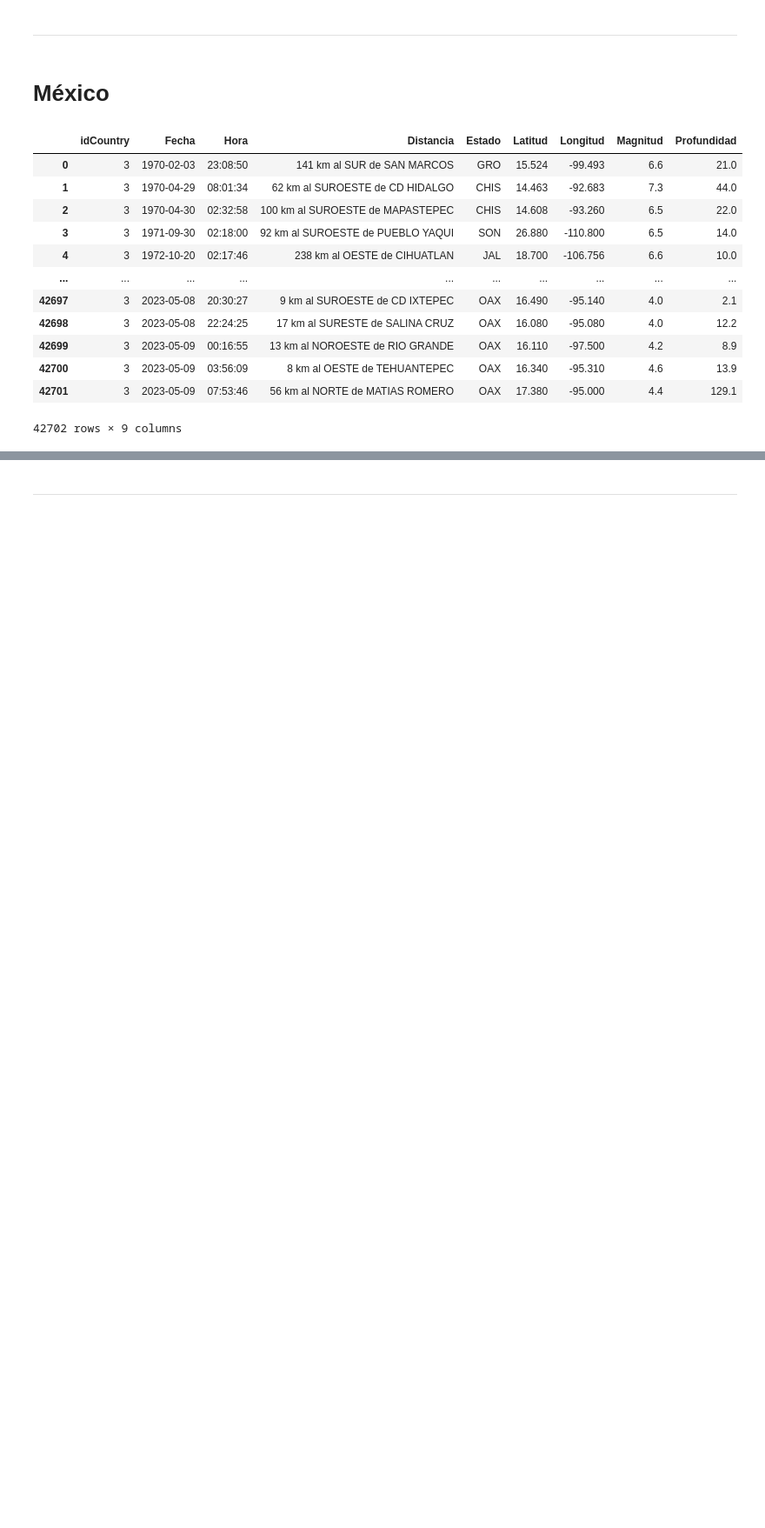
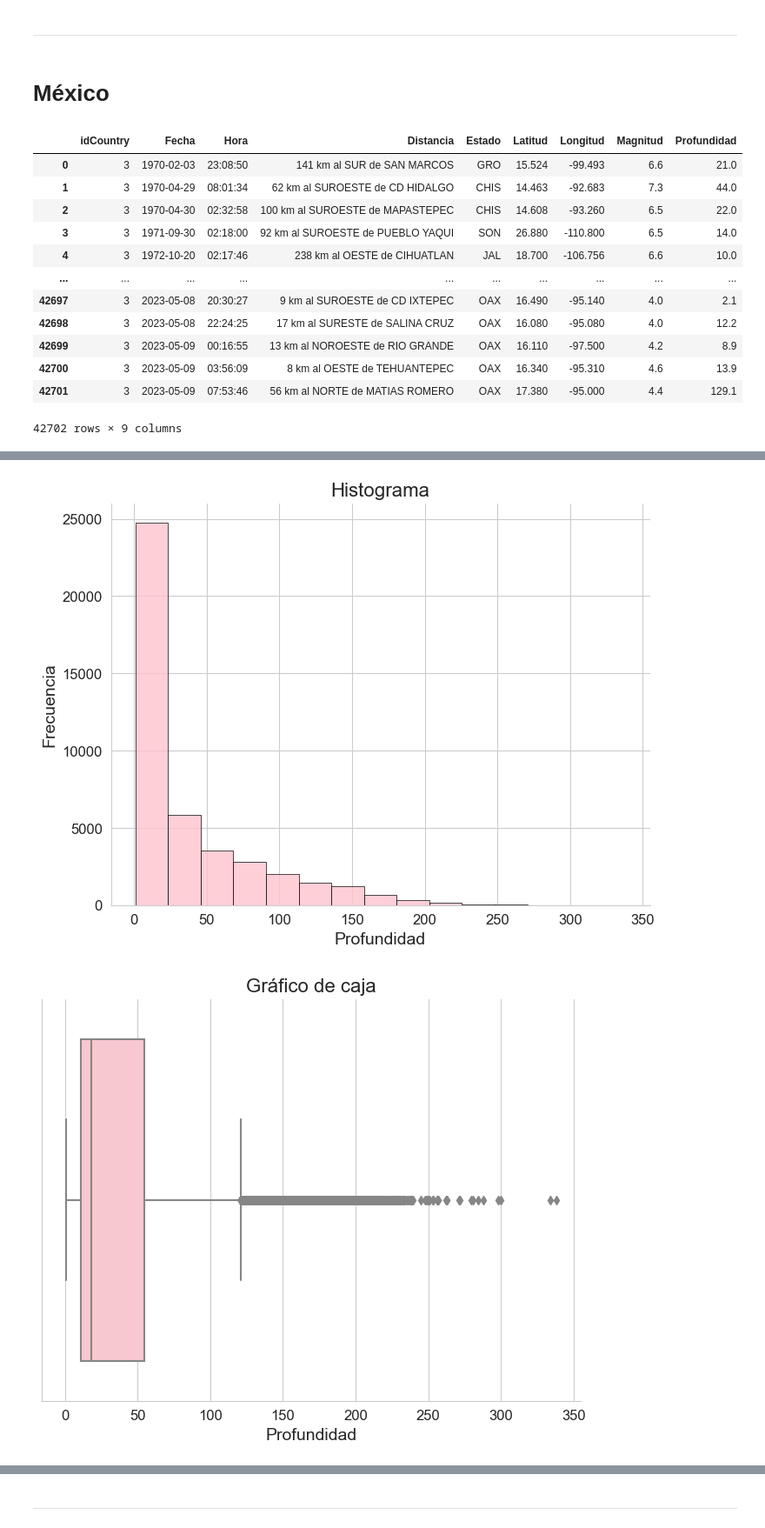
Before and after one commit to ReneRamosTrvn/alertas_sismicas, a Jupyter notebook: EDA.ipynb, the cells around one changed output, grey strips where cells are left out. Shown at 87% size. Cells and saved outputs as stored; diff of their text form; code cells hidden in the pictures; blank space fills up the shorter version.

```diff
--- a/EDA.ipynb
+++ b/EDA.ipynb
@@ -377,0 +453,32 @@ df_mex
+# %%
+# Borramos los datos que no sean numéricos en "Profundidad"
+df_mex = df_mex.drop(df_mex[df_mex['Profundidad'] == 'en revision'].index)
+# Colocamos el tipo de dato correcto
+df_mex["Profundidad"] = df_mex["Profundidad"].astype(float)
+
+
+# Observamos un histograma de las profundidades
+plt.figure(figsize=(8,6))
+sns.histplot(df_mex["Profundidad"] ,bins=15, edgecolor='black', linewidth=0.5, color = "pink")
+plt.title("Histograma", fontsize=16)
+plt.xlabel("Profundidad", fontsize=14)
+plt.ylabel("Frecuencia", fontsize=14)
+plt.xticks(fontsize=12)
+plt.yticks(fontsize=12)
+sns.despine()
+plt.show()
+
+# Gráfico de caja de las profundidades
+plt.figure(figsize=(8,6))
+sns.boxplot(x=df_mex["Profundidad"], color="pink")
+plt.title("Gráfico de caja", fontsize=16)
+plt.xlabel("Profundidad", fontsize=14)
+plt.xticks(fontsize=12)
+
+sns.despine()
+plt.show()
+
+# Tambien se pueden observar numerosos valores atípicos.
+# %% [output]
+[figure, added]
+[figure, added]
```
Also changed, not shown: parts of 9 cells of this notebook.
